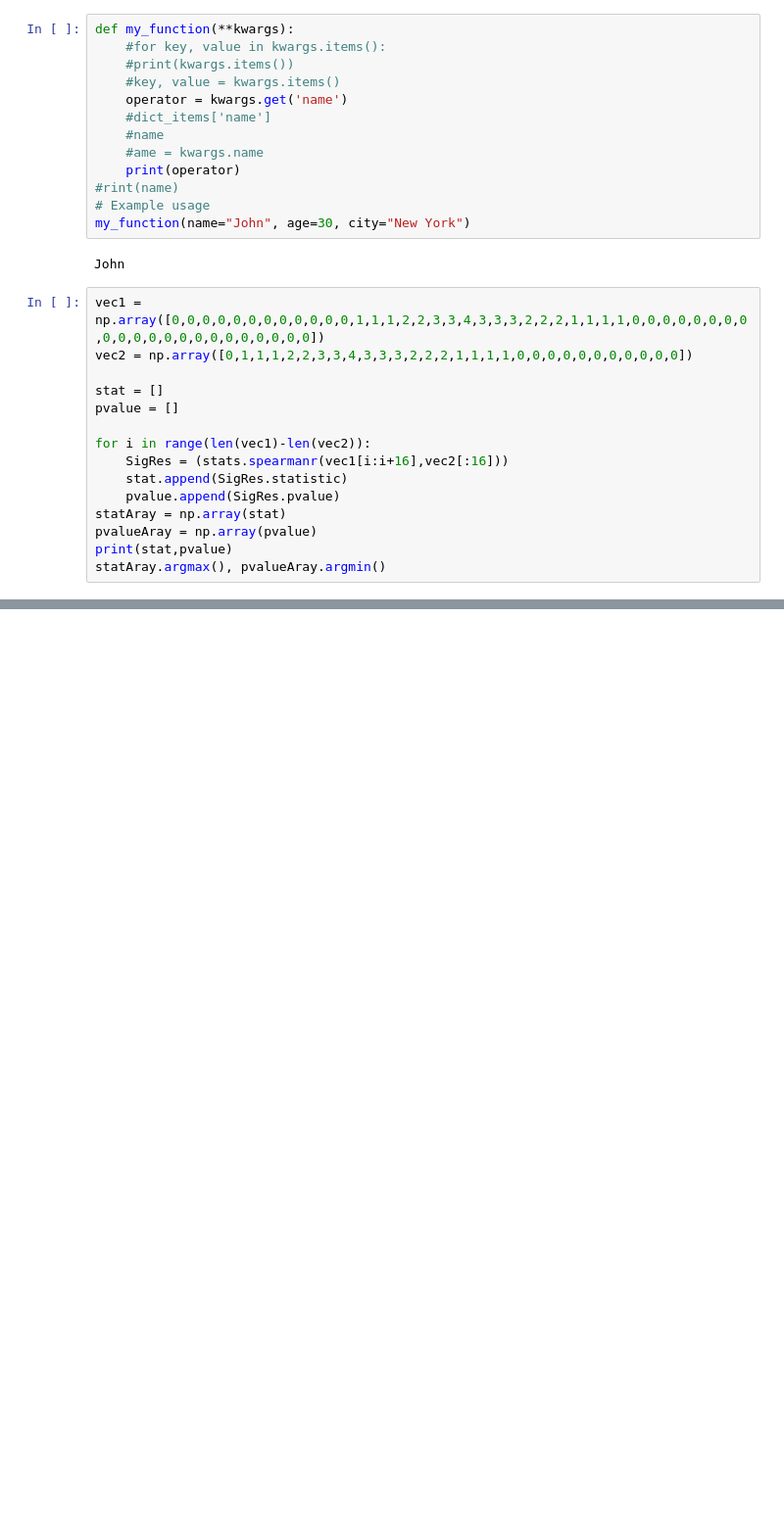
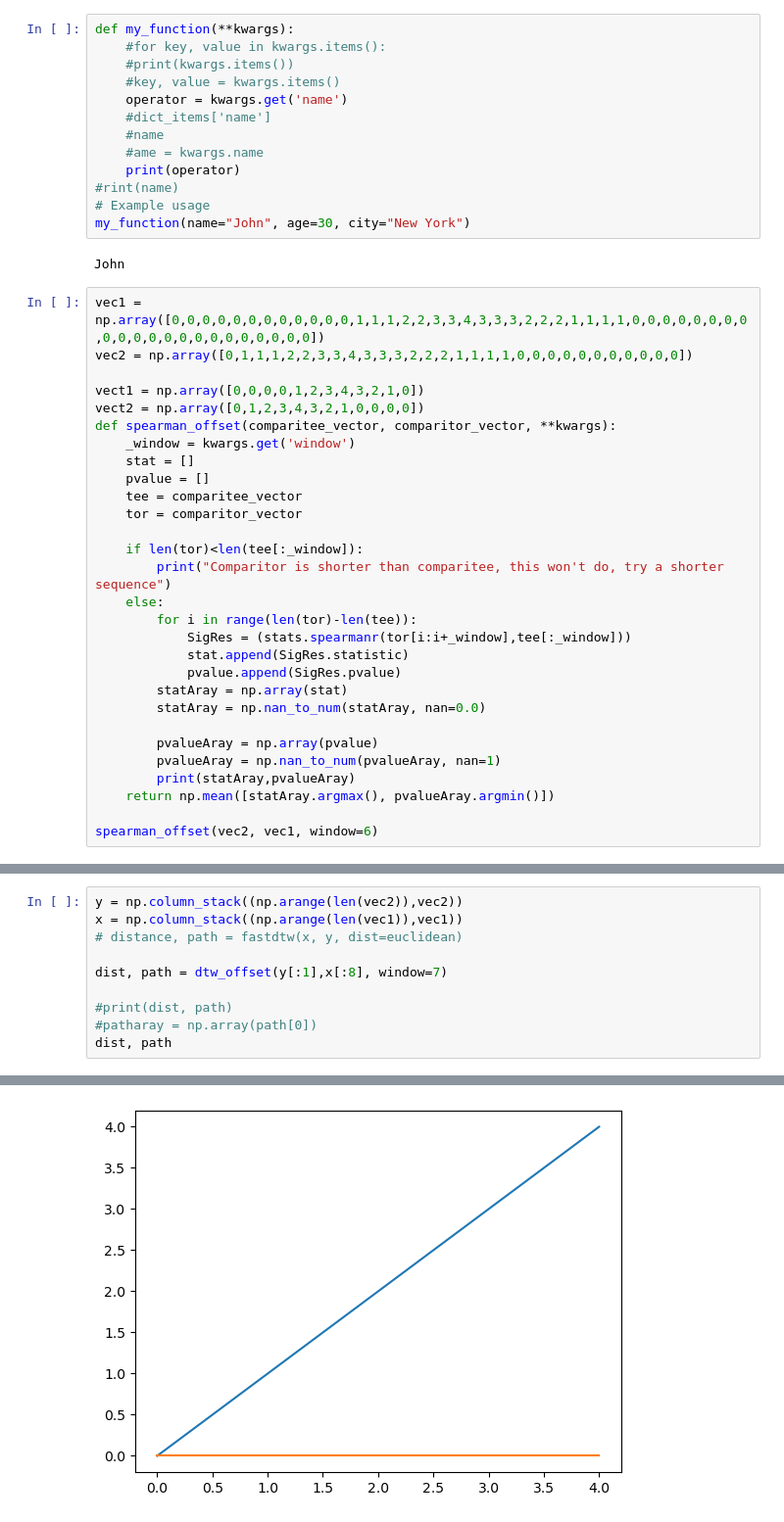
Before and after one commit to phasyn8/different_bayes, a Jupyter notebook: test_functions.ipynb, the cells around one changed output, grey strips where cells are left out. Shown at 98% size. Saved outputs shown, nothing was run; the diff lists cells and outputs as text; blank space fills up the shorter version.

```diff
--- a/test_functions.ipynb
+++ b/test_functions.ipynb
@@ -22,15 +23,29 @@ John
 vec1 = np.array([0,0,0,0,0,0,0,0,0,0,0,0,1,1,1,2,2,3,3,4,3,3,3,2,2,2,1,1,1,1,0,0,0,0,0,0,0,0,0,0,0,0,0,0,0,0,0,0,0,0,0,0])
 vec2 = np.array([0,1,1,1,2,2,3,3,4,3,3,3,2,2,2,1,1,1,1,0,0,0,0,0,0,0,0,0,0,0])
 
-stat = []
-pvalue = []
+vect1 = np.array([0,0,0,0,1,2,3,4,3,2,1,0])
+vect2 = np.array([0,1,2,3,4,3,2,1,0,0,0,0])
+def spearman_offset(comparitee_vector, comparitor_vector, **kwargs):
+    _window = kwargs.get('window')
+    stat = []
+    pvalue = []
+    tee = comparitee_vector
+    tor = comparitor_vector
 
-for i in range(len(vec1)-len(vec2)):
-    SigRes = (stats.spearmanr(vec1[i:i+16],vec2[:16]))
-    stat.append(SigRes.statistic)
-    pvalue.append(SigRes.pvalue)
-statAray = np.array(stat)
-pvalueAray = np.array(pvalue)
-print(stat,pvalue)
-statAray.argmax(), pvalueAray.argmin()
+    if len(tor)<len(tee[:_window]):
+        print("Comparitor is shorter than comparitee, this won't do, try a shorter sequence")
+    else:
+        for i in range(len(tor)-len(tee)):
+            SigRes = (stats.spearmanr(tor[i:i+_window],tee[:_window]))
+            stat.append(SigRes.statistic)
+            pvalue.append(SigRes.pvalue)
+        statAray = np.array(stat)
+        statAray = np.nan_to_num(statAray, nan=0.0)
+
+        pvalueAray = np.array(pvalue)
+        pvalueAray = np.nan_to_num(pvalueAray, nan=1)
+        print(statAray,pvalueAray)
+    return np.mean([statAray.argmax(), pvalueAray.argmin()])
+
+spearman_offset(vec2, vec1, window=6)
 # %% [output]
@@ -38,0 +150,11 @@ statAray.argmax(), pvalueAray.argmin()
+# %%
+y = np.column_stack((np.arange(len(vec2)),vec2))
+x = np.column_stack((np.arange(len(vec1)),vec1))
+# distance, path = fastdtw(x, y, dist=euclidean)
+
+dist, path = dtw_offset(y[:1],x[:8], window=7)
+
+#print(dist, path)
+#patharay = np.array(path[0])
+dist, path
+# %% [output]
@@ -38,0 +163 @@ statAray.argmax(), pvalueAray.argmin()
+[figure, added]
```
Also changed, not shown: parts of 8 cells of this notebook, 2 other files.
